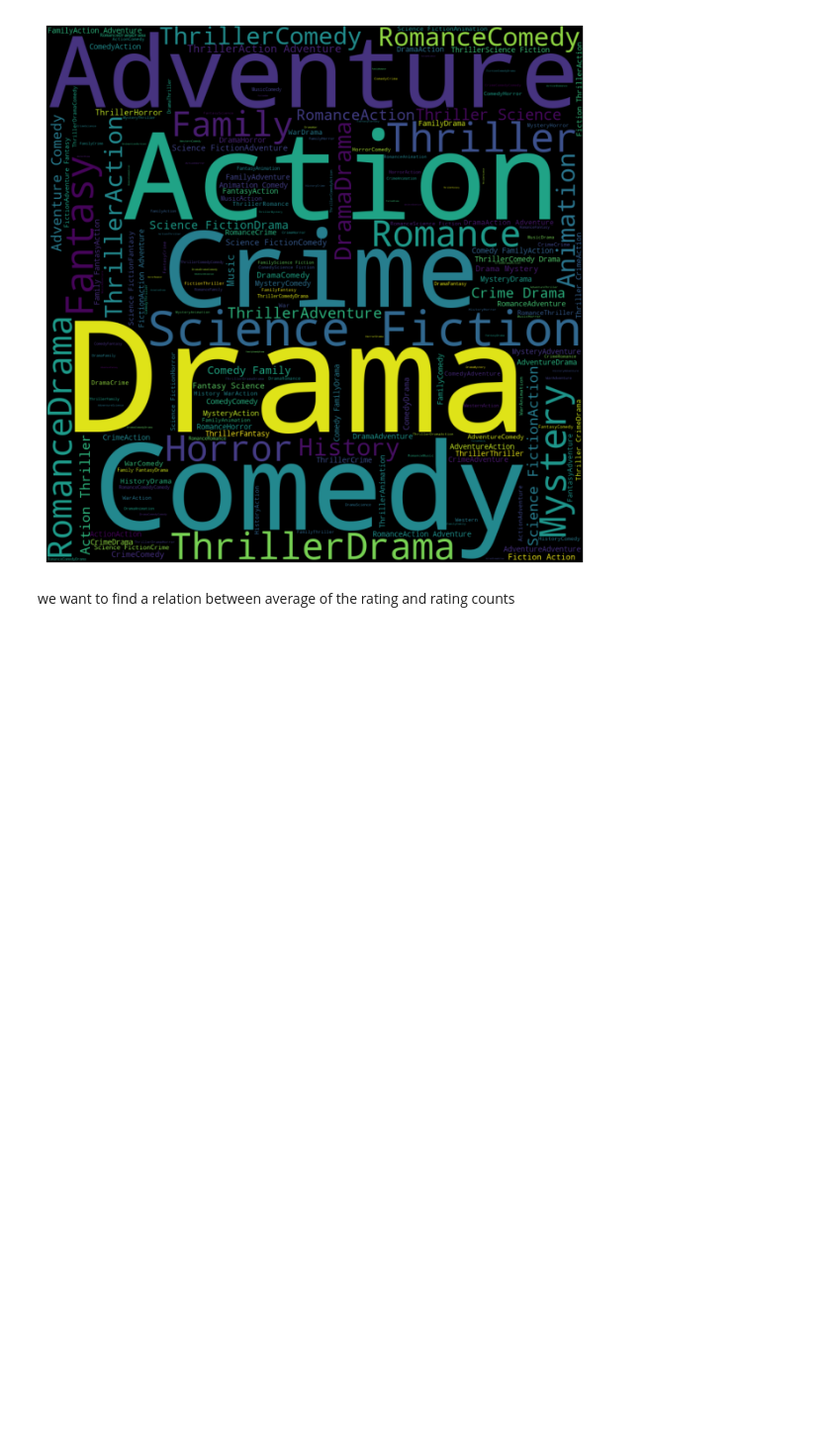
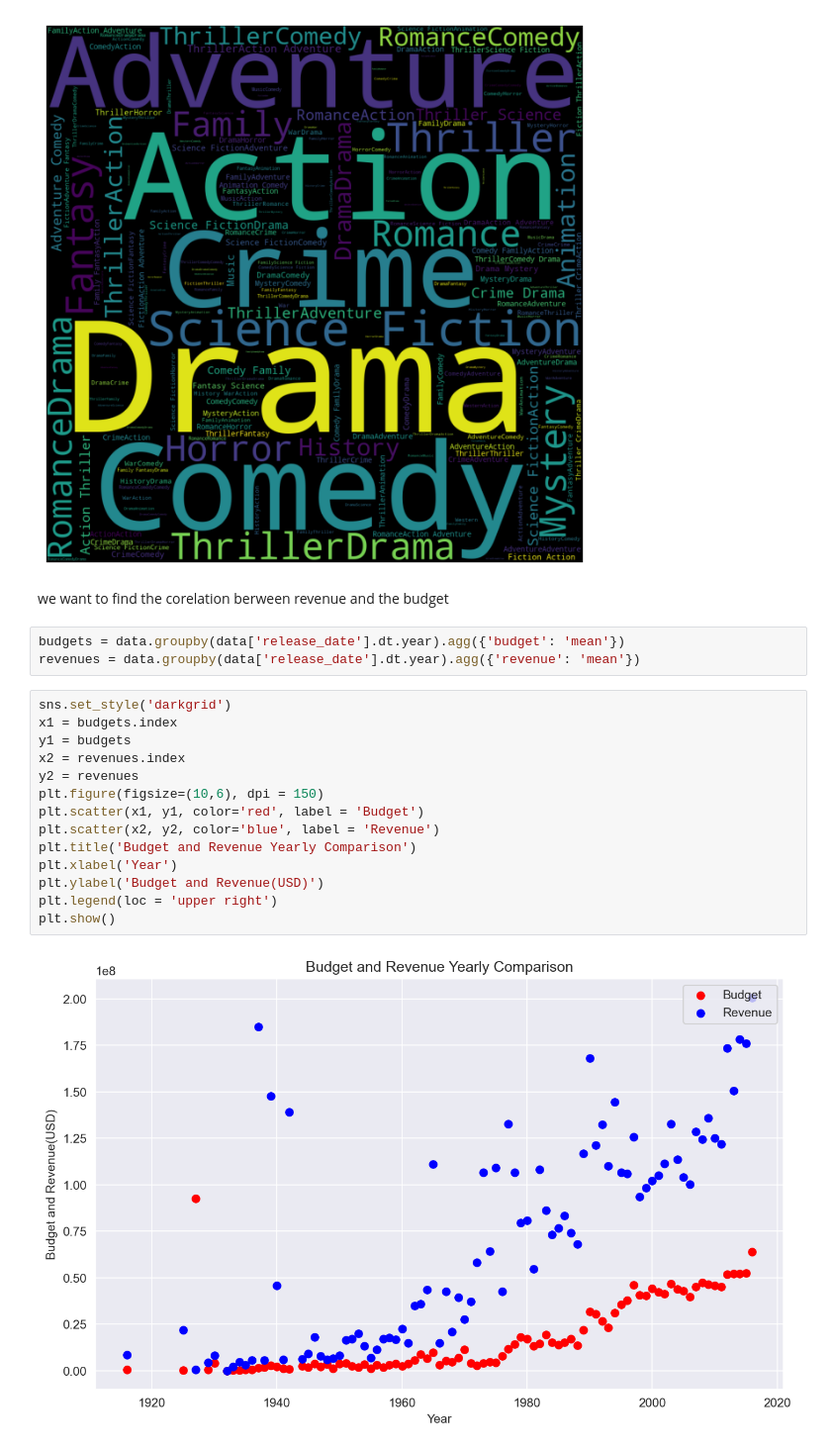
Before and after one commit to ah3asef/Movies-Basic-Analysis, a Jupyter notebook: Movies_Analysis.ipynb, the cells around one changed output. Shown at 99% size. Cells and saved outputs as stored; diff of their text form; blank space fills up the shorter version.

Commit message:
Adding Relation between Budget and Revenue

```diff
--- a/Movies_Analysis.ipynb
+++ b/Movies_Analysis.ipynb
@@ -245,4 +245,23 @@ plt.show()
 # %% [output]
 [figure]
 # %% [markdown]
-we want to find a relation between average of the rating and  rating counts
+we want to find the corelation berween revenue and the budget
+# %%
+budgets = data.groupby(data['release_date'].dt.year).agg({'budget': 'mean'})
+revenues = data.groupby(data['release_date'].dt.year).agg({'revenue': 'mean'})
+# %%
+sns.set_style('darkgrid')
+x1 = budgets.index
+y1 = budgets
+x2 = revenues.index
+y2 = revenues
+plt.figure(figsize=(10,6), dpi = 150)
+plt.scatter(x1, y1, color='red', label = 'Budget')
+plt.scatter(x2, y2, color='blue', label = 'Revenue')
+plt.title('Budget and Revenue Yearly Comparison')
+plt.xlabel('Year')
+plt.ylabel('Budget and Revenue(USD)')
+plt.legend(loc = 'upper right')
+plt.show()
+# %% [output]
+[figure, added]
```
